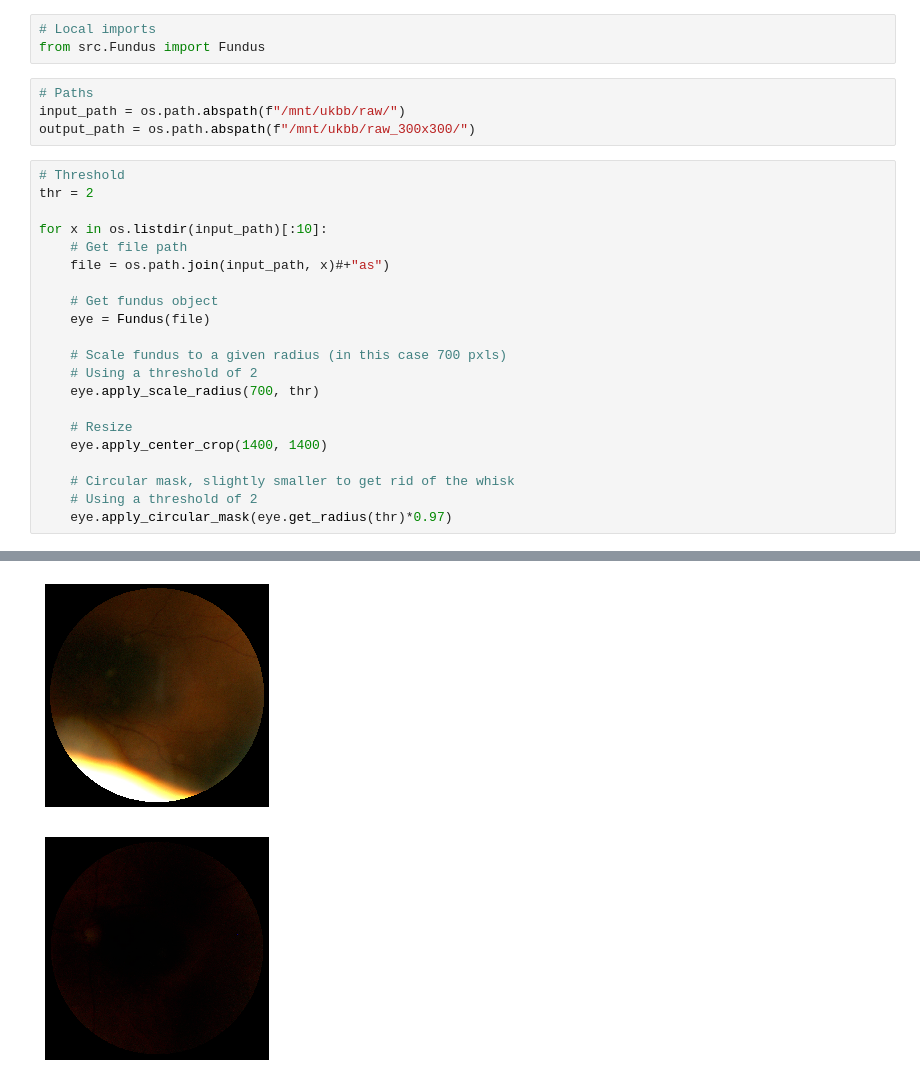
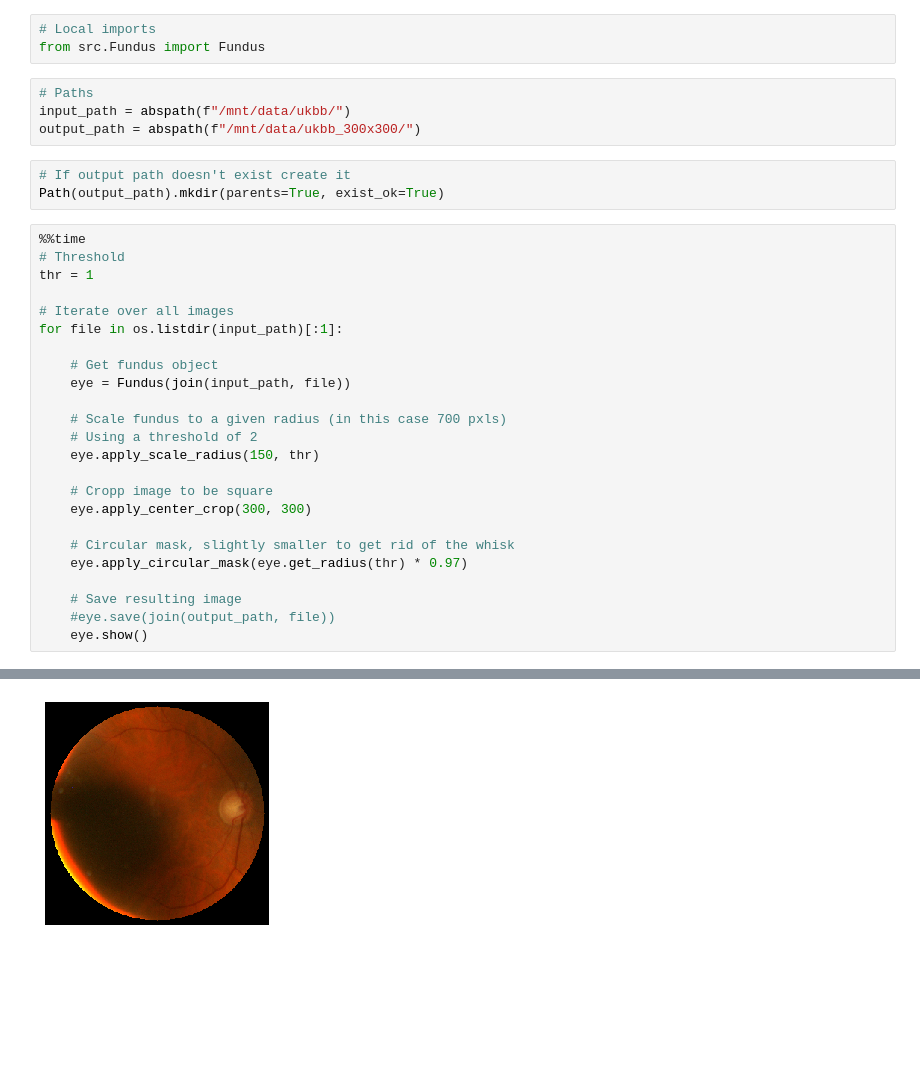
Before and after one commit to migueLib/master_thesis, a Jupyter notebook: notebooks/methods_preprocessing.ipynb, the cells around one changed output, grey strips where cells are left out. Saved outputs shown, nothing was run; the diff lists cells and outputs as text; blank space fills up the shorter version.

Commit message:
Pre process data

```diff
--- a/notebooks/methods_preprocessing.ipynb
+++ b/notebooks/methods_preprocessing.ipynb
@@ -17,27 +20,33 @@ print(os.getcwd())
 from src.Fundus import Fundus
 # %%
 # Paths
-input_path = os.path.abspath(f"/mnt/ukbb/raw/")
-output_path = os.path.abspath(f"/mnt/ukbb/raw_300x300/")
+input_path = abspath(f"/mnt/data/ukbb/")
+output_path = abspath(f"/mnt/data/ukbb_300x300/")
+# %%
+# If output path doesn't exist create it
+Path(output_path).mkdir(parents=True, exist_ok=True)
 # %%
+%%time
 # Threshold
-thr = 2
+thr = 1
 
-for x in os.listdir(input_path)[:10]:
-    # Get file path
-    file = os.path.join(input_path, x)#+"as")
+# Iterate over all images
+for file in os.listdir(input_path)[:1]:
 
     # Get fundus object
-    eye = Fundus(file)
+    eye = Fundus(join(input_path, file))
 
     # Scale fundus to a given radius (in this case 700 pxls)
     # Using a threshold of 2
-    eye.apply_scale_radius(700, thr)
+    eye.apply_scale_radius(150, thr)
 
-    # Resize
-    eye.apply_center_crop(1400, 1400)
+    # Cropp image to be square
+    eye.apply_center_crop(300, 300)
 
     # Circular mask, slightly smaller to get rid of the whisk
-    # Using a threshold of 2
-    eye.apply_circular_mask(eye.get_radius(thr)*0.97)
+    eye.apply_circular_mask(eye.get_radius(thr) * 0.97)
+
+    # Save resulting image
+    #eye.save(join(output_path, file))
+    eye.show()
 # %% [output]
@@ -44,2 +55 @@ for x in os.listdir(input_path)[:10]:
-[figure, old version]
+[figure, new version]
-[figure, removed]
```
Also changed, not shown: parts of 3 cells of this notebook, 3 other files.
